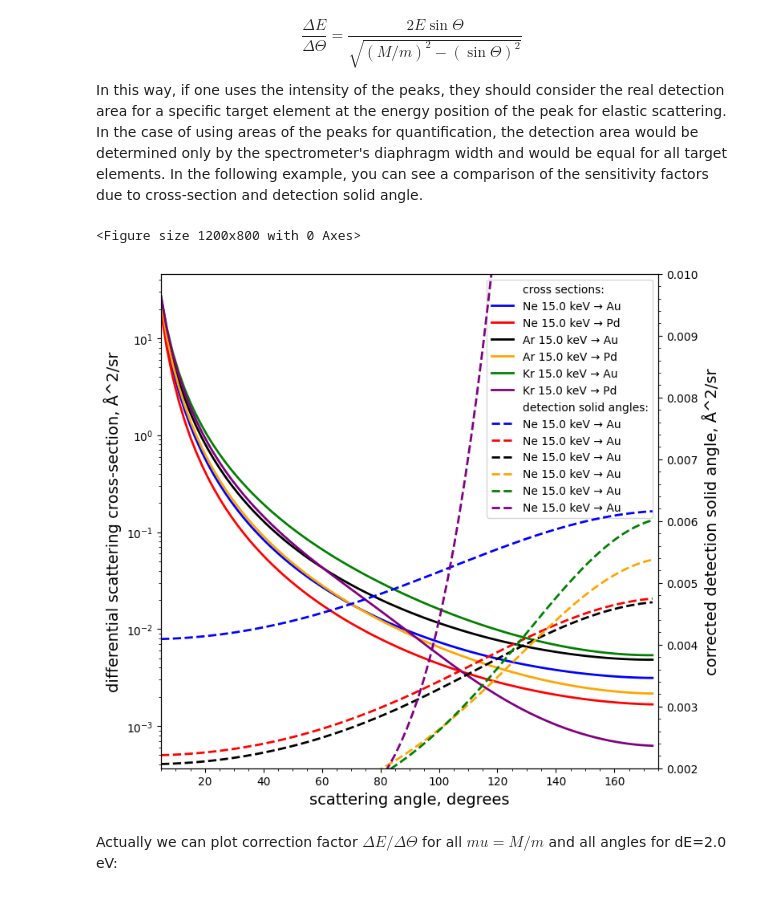
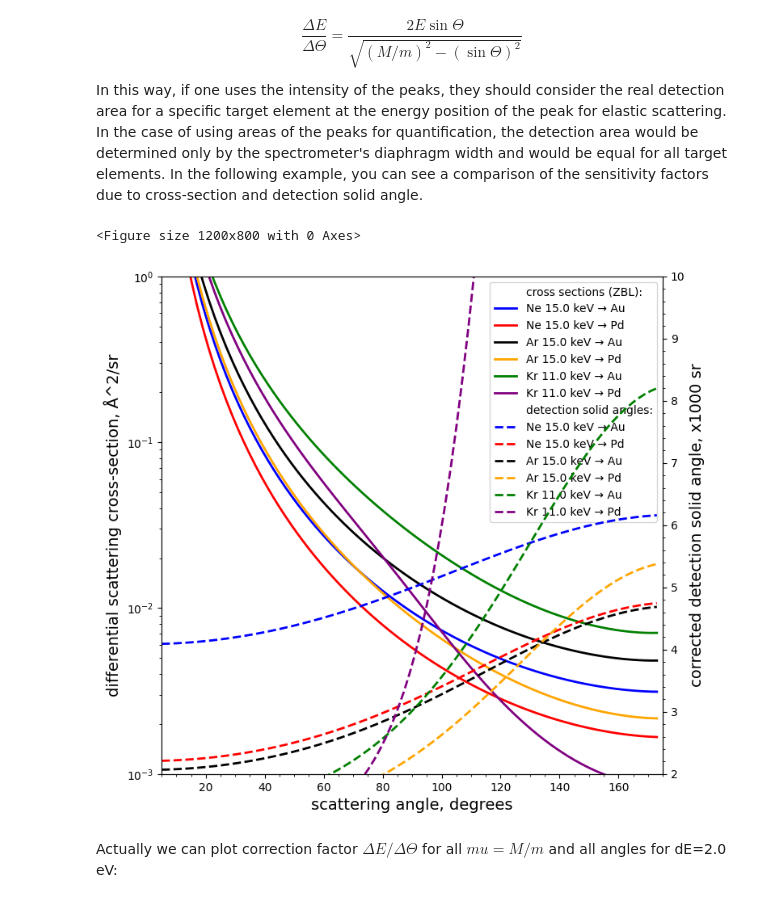
Before and after one commit to mauveferret/SpecRec, a Jupyter notebook: main_example.ipynb, the cells around one changed output. Saved outputs shown, nothing was run; the diff lists cells and outputs as text; code cells hidden in the pictures.

Commit message:
fixed typos in axes label of ipynb

```diff
--- a/main_example.ipynb
+++ b/main_example.ipynb
@@ -133,8 +133,16 @@ $$ \frac{\Delta E}{\Delta \Theta} = \frac{2E \sin \Theta}{\sqrt{(M/m)^2 - (\sin
 
 In this way, if one uses the intensity of the peaks, they should consider the real detection area for a specific target element at the energy position of the peak for elastic scattering. In the case of using areas of the peaks for quantification, the detection area would be determined only by the spectrometer's diaphragm width and would be equal for all target elements. In the following example, you can see a comparison of the sensitivity factors due to cross-section and detection solid angle.
 # %%
+import os, sys
 import numpy as np
 import matplotlib.pyplot as plt
+#change path to working directory
+BASE_LIB_PATH = "tools"
+sys.path.insert(1, os.getcwd()+os.sep+BASE_LIB_PATH)
+import LEIS_tools as leis
+# set the potential to ZBL for differential cross section calculation.
+# TFM and KRC are also available
+leis.set_potential("ZBL")
 incidentElement = "Ne"
 E0 = 15000 # eV
 targetElement1 = "Au"
@@ -149,41 +157,44 @@ angles = range(5, 175, 2)
 plt.figure(figsize=(12, 8))
 fig, ax1 = plt.subplots(figsize=(8, 8))
 ax2 = ax1.twinx()
-ax1.plot([], [], ' ', label="cross sections:")
+ax1.plot([], [], ' ', label="cross sections (ZBL):")
 ax2.plot([], [], ' ', label="detection solid angles:")
 
 i=0
 for incident_element in incident_elements:
+    if "Kr" in incident_element:
+        E0 = 11000
     for target_element in target_elements:
         cross_sections = np.zeros(len(angles))
         dBeta = np.zeros(len(angles))
         for angle in angles:
             cross_sections[angles.index(angle)] = leis.get_cross_section(incident_element, E0,angle,2, target_element)
             dBeta[angles.index(angle)] = leis.get_dSigma( E0, angle, leis.get_mass_by_element(target_element)/leis.get_mass_by_element(incident_element), dE)
 
         ax1.plot(angles, cross_sections, linestyle = "-", linewidth=2, color = colors[i],
                          label=f'{incident_element} {E0/1000:.1f} keV → {target_element}')
-        ax2.plot(angles, dBeta, linestyle = "--", linewidth=2, color=colors[i], label=f'{incidentElement} {E0/1000:.1f} keV → {targetElement1}')
+        ax2.plot(angles, dBeta*1000, linestyle = "--", linewidth=2, color=colors[i], label=f'{incident_element} {E0/1000:.1f} keV → {target_element}')
         i+=1
 
 plt.xlim(5, 175)
 ax1.set_yscale('log')
-ax2.set_ylim(0.002, 0.01)
+ax1.set_ylim(0.001, 1)
+ax2.set_ylim(2, 10)
 ax2.set_yscale('linear')
 ax1.set_ylabel('differential scattering cross-section, Å^2/sr', fontsize=14)
-ax2.set_ylabel('corrected detection solid angle, Å^2/sr', fontsize=14)
+ax2.set_ylabel('corrected detection solid angle, x1000 sr', fontsize=14)
 ax1.set_xlabel('scattering angle, degrees', fontsize=14)
 plt.minorticks_on()
 # Add legends for both axes
 lines, labels = ax1.get_legend_handles_labels()
 lines2, labels2 = ax2.get_legend_handles_labels()
 # Combine legends
 lines_combined = lines + lines2
 labels_combined = labels + labels2
 ax1.legend(lines_combined, labels_combined, loc='upper right')
 plt.show()
 # %% [output]
 <Figure size 1200x800 with 0 Axes>
-[figure, old version]
+[figure, new version]
 # %% [markdown]
 Actually we can plot correction factor $ \Delta E / \Delta \Theta $ for all $mu = M/m$ and all angles for dE=2.0 eV:
```
Also changed, not shown: parts of 3 cells of this notebook, 1 other file.
